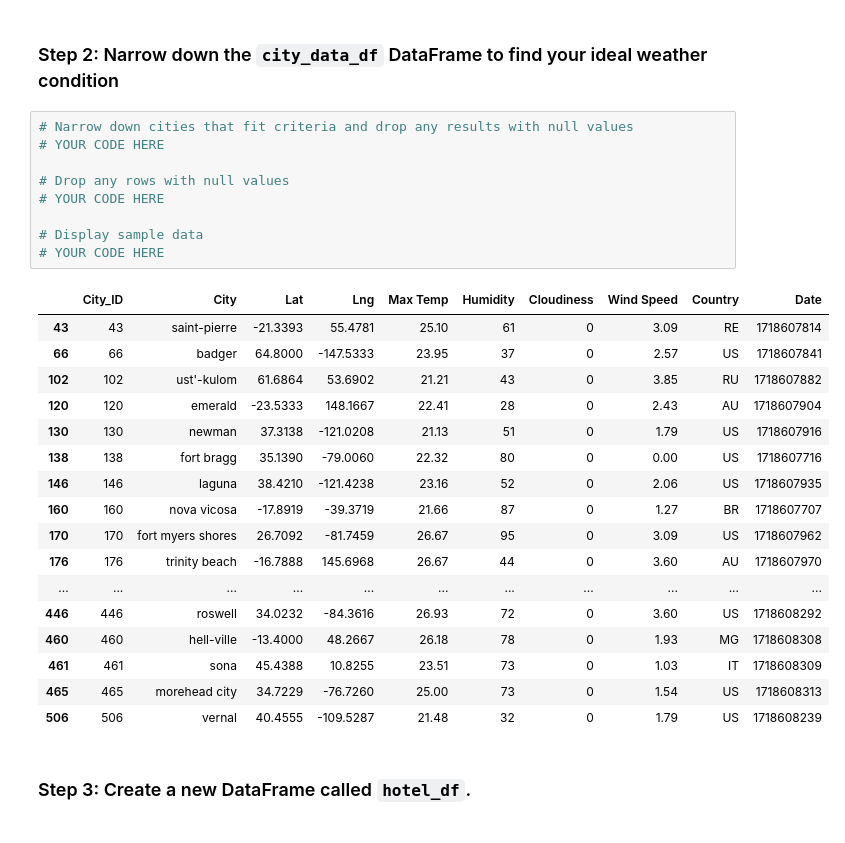
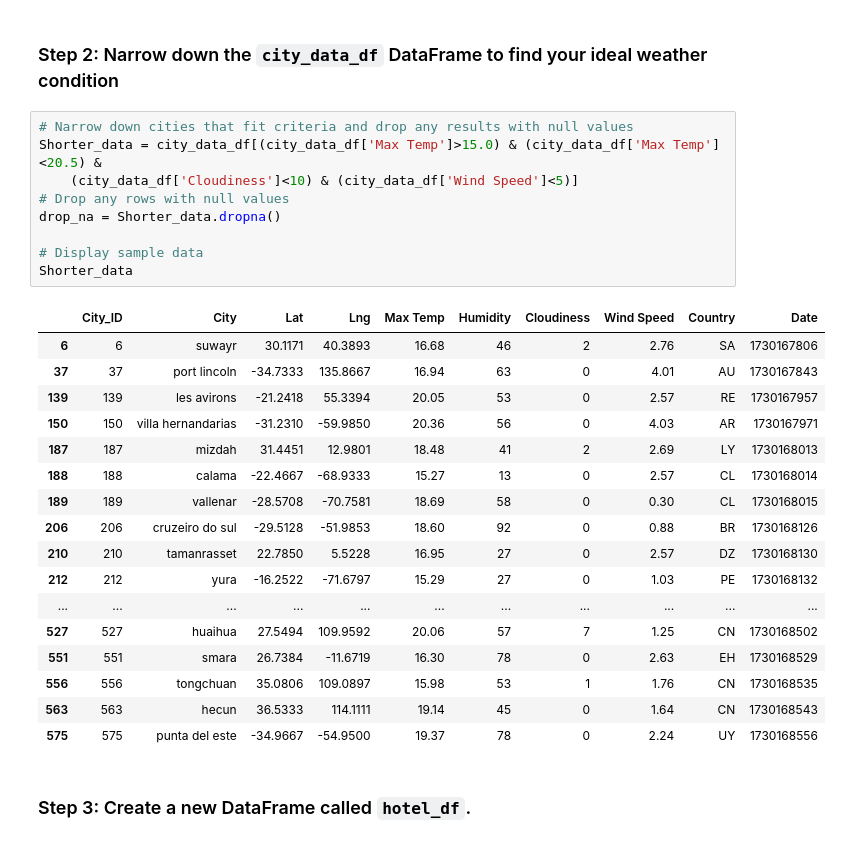
Before and after one commit to FrenciD/Challenge_6, a Jupyter notebook: VacationPy.ipynb, the cells around one changed output. Cells and saved outputs as stored; diff of their text form.

```diff
--- a/VacationPy.ipynb
+++ b/VacationPy.ipynb
@@ -44,31 +67,31 @@ city_data_df.head()
 ### Step 2: Narrow down the `city_data_df` DataFrame to find your ideal weather condition
 # %%
 # Narrow down cities that fit criteria and drop any results with null values
-# YOUR CODE HERE
-
+Shorter_data = city_data_df[(city_data_df['Max Temp']>15.0) & (city_data_df['Max Temp']<20.5) &
+    (city_data_df['Cloudiness']<10) & (city_data_df['Wind Speed']<5)]
 # Drop any rows with null values
-# YOUR CODE HERE
+drop_na = Shorter_data.dropna()
 
 # Display sample data
-# YOUR CODE HERE
+Shorter_data
 # %% [output]
 |  | City_ID | City | Lat | Lng | Max Temp | Humidity | Cloudiness | Wind Speed | Country | Date |
-| 43 | 43 | saint-pierre | -21.3393 | 55.4781 | 25.10 | 61 | 0 | 3.09 | RE | 1718607814 |
-| 66 | 66 | badger | 64.8000 | -147.5333 | 23.95 | 37 | 0 | 2.57 | US | 1718607841 |
-| 102 | 102 | ust'-kulom | 61.6864 | 53.6902 | 21.21 | 43 | 0 | 3.85 | RU | 1718607882 |
-| 120 | 120 | emerald | -23.5333 | 148.1667 | 22.41 | 28 | 0 | 2.43 | AU | 1718607904 |
-| 130 | 130 | newman | 37.3138 | -121.0208 | 21.13 | 51 | 0 | 1.79 | US | 1718607916 |
-| 138 | 138 | fort bragg | 35.1390 | -79.0060 | 22.32 | 80 | 0 | 0.00 | US | 1718607716 |
-| 146 | 146 | laguna | 38.4210 | -121.4238 | 23.16 | 52 | 0 | 2.06 | US | 1718607935 |
-| 160 | 160 | nova vicosa | -17.8919 | -39.3719 | 21.66 | 87 | 0 | 1.27 | BR | 1718607707 |
-| 170 | 170 | fort myers shores | 26.7092 | -81.7459 | 26.67 | 95 | 0 | 3.09 | US | 1718607962 |
-| 176 | 176 | trinity beach | -16.7888 | 145.6968 | 26.67 | 44 | 0 | 3.60 | AU | 1718607970 |
+| 6 | 6 | suwayr | 30.1171 | 40.3893 | 16.68 | 46 | 2 | 2.76 | SA | 1730167806 |
+| 37 | 37 | port lincoln | -34.7333 | 135.8667 | 16.94 | 63 | 0 | 4.01 | AU | 1730167843 |
+| 139 | 139 | les avirons | -21.2418 | 55.3394 | 20.05 | 53 | 0 | 2.57 | RE | 1730167957 |
+| 150 | 150 | villa hernandarias | -31.2310 | -59.9850 | 20.36 | 56 | 0 | 4.03 | AR | 1730167971 |
+| 187 | 187 | mizdah | 31.4451 | 12.9801 | 18.48 | 41 | 2 | 2.69 | LY | 1730168013 |
+| 188 | 188 | calama | -22.4667 | -68.9333 | 15.27 | 13 | 0 | 2.57 | CL | 1730168014 |
+| 189 | 189 | vallenar | -28.5708 | -70.7581 | 18.69 | 58 | 0 | 0.30 | CL | 1730168015 |
+| 206 | 206 | cruzeiro do sul | -29.5128 | -51.9853 | 18.60 | 92 | 0 | 0.88 | BR | 1730168126 |
+| 210 | 210 | tamanrasset | 22.7850 | 5.5228 | 16.95 | 27 | 0 | 2.57 | DZ | 1730168130 |
+| 212 | 212 | yura | -16.2522 | -71.6797 | 15.29 | 27 | 0 | 1.03 | PE | 1730168132 |
 | ... | ... | ... | ... | ... | ... | ... | ... | ... | ... | ... |
-| 446 | 446 | roswell | 34.0232 | -84.3616 | 26.93 | 72 | 0 | 3.60 | US | 1718608292 |
-| 460 | 460 | hell-ville | -13.4000 | 48.2667 | 26.18 | 78 | 0 | 1.93 | MG | 1718608308 |
-| 461 | 461 | sona | 45.4388 | 10.8255 | 23.51 | 73 | 0 | 1.03 | IT | 1718608309 |
-| 465 | 465 | morehead city | 34.7229 | -76.7260 | 25.00 | 73 | 0 | 1.54 | US | 1718608313 |
-| 506 | 506 | vernal | 40.4555 | -109.5287 | 21.48 | 32 | 0 | 1.79 | US | 1718608239 |
+| 527 | 527 | huaihua | 27.5494 | 109.9592 | 20.06 | 57 | 7 | 1.25 | CN | 1730168502 |
+| 551 | 551 | smara | 26.7384 | -11.6719 | 16.30 | 78 | 0 | 2.63 | EH | 1730168529 |
+| 556 | 556 | tongchuan | 35.0806 | 109.0897 | 15.98 | 53 | 1 | 1.76 | CN | 1730168535 |
+| 563 | 563 | hecun | 36.5333 | 114.1111 | 19.14 | 45 | 0 | 1.64 | CN | 1730168543 |
+| 575 | 575 | punta del este | -34.9667 | -54.9500 | 19.37 | 78 | 0 | 2.24 | UY | 1730168556 |
 # %% [markdown]
 ### Step 3: Create a new DataFrame called `hotel_df`.
 # %% [markdown]
```
Also changed, not shown: parts of 13 cells of this notebook.
